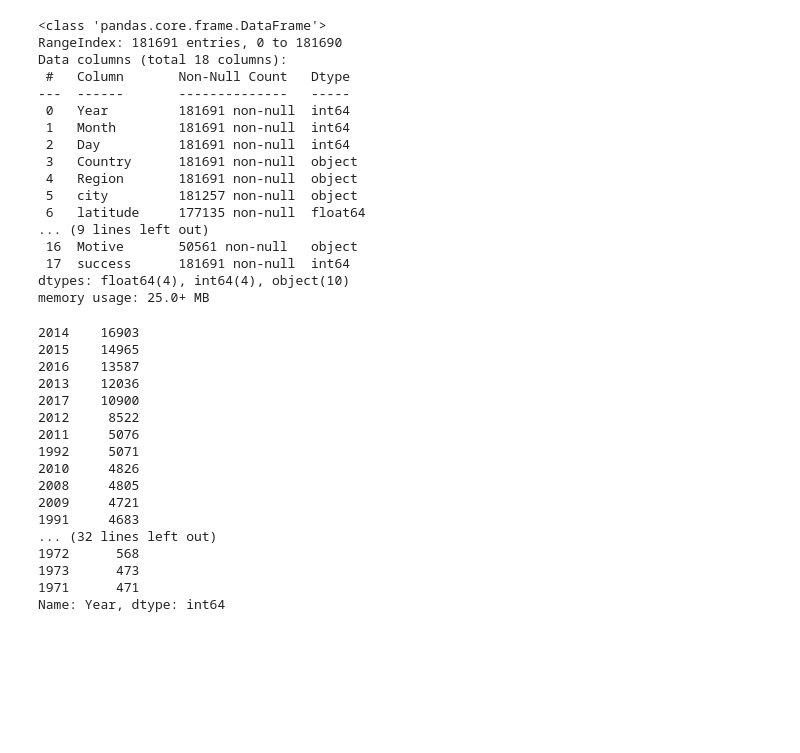
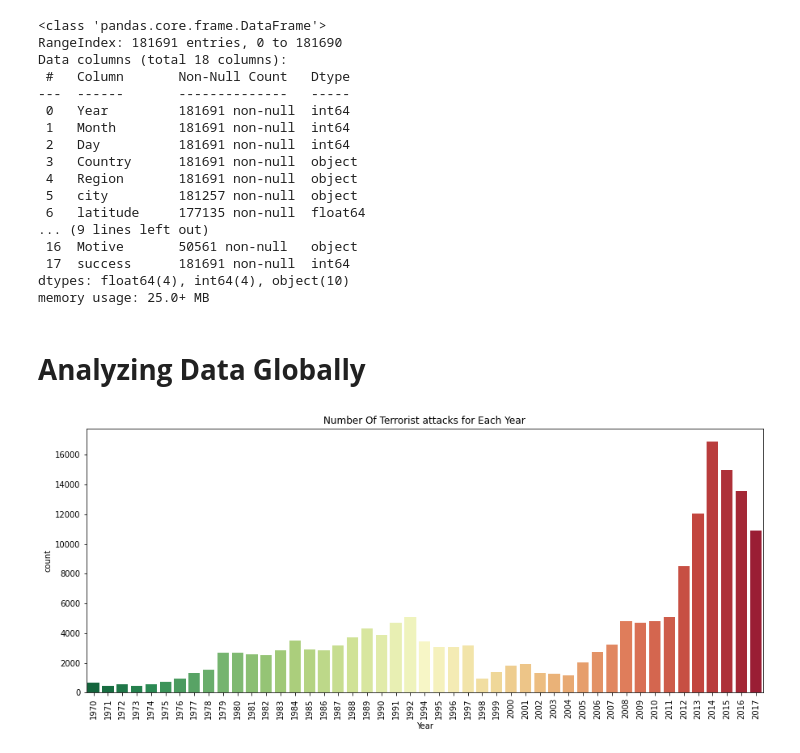
Before and after one commit to sweetyjunnarkar/Terrorism-around-the-Globe, a Jupyter notebook: Sweety_Junnarkar_Team_5_Capstone_Project.ipynb, the cells around one changed output. Drawn from its saved outputs; the diff is of its cells as text; code cells hidden in the pictures; blank space fills up the shorter version.

```diff
--- a/Sweety_Junnarkar_Team_5_Capstone_Project.ipynb
+++ b/Sweety_Junnarkar_Team_5_Capstone_Project.ipynb
@@ -57,24 +59,13 @@ Data columns (total 18 columns):
  17  success      181691 non-null  int64
 dtypes: float64(4), int64(4), object(10)
 memory usage: 25.0+ MB
-# %%
-year_df=terror_df['Year'].value_counts()
-year_df
-# %% [output]
-2014    16903
-2015    14965
-2016    13587
-2013    12036
-2017    10900
-2012     8522
-2011     5076
-1992     5071
-2010     4826
-2008     4805
-2009     4721
-1991     4683
-... (32 lines left out)
-1972      568
-1973      473
-1971      471
-Name: Year, dtype: int64
+# %% [markdown]
+# **Analyzing Data Globally**
+# %%
+plt.subplots(figsize=(15,6))
+sns.countplot('Year',data=terror_df,palette='RdYlGn_r')
+plt.xticks(rotation=90)
+plt.title('Number Of Terrorist attacks for Each Year')
+plt.show()
+# %% [output]
+[figure, added]
```
Also changed, not shown: parts of 15 cells of this notebook.
